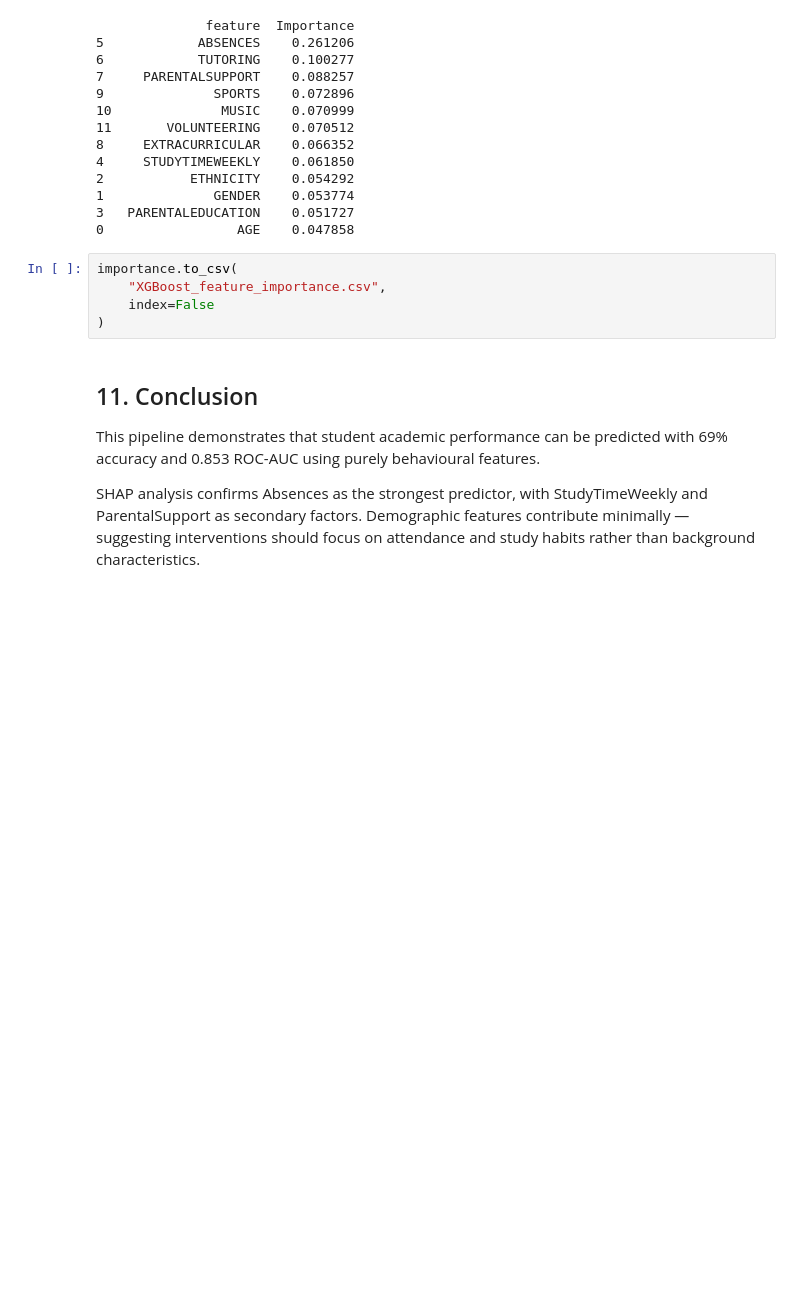
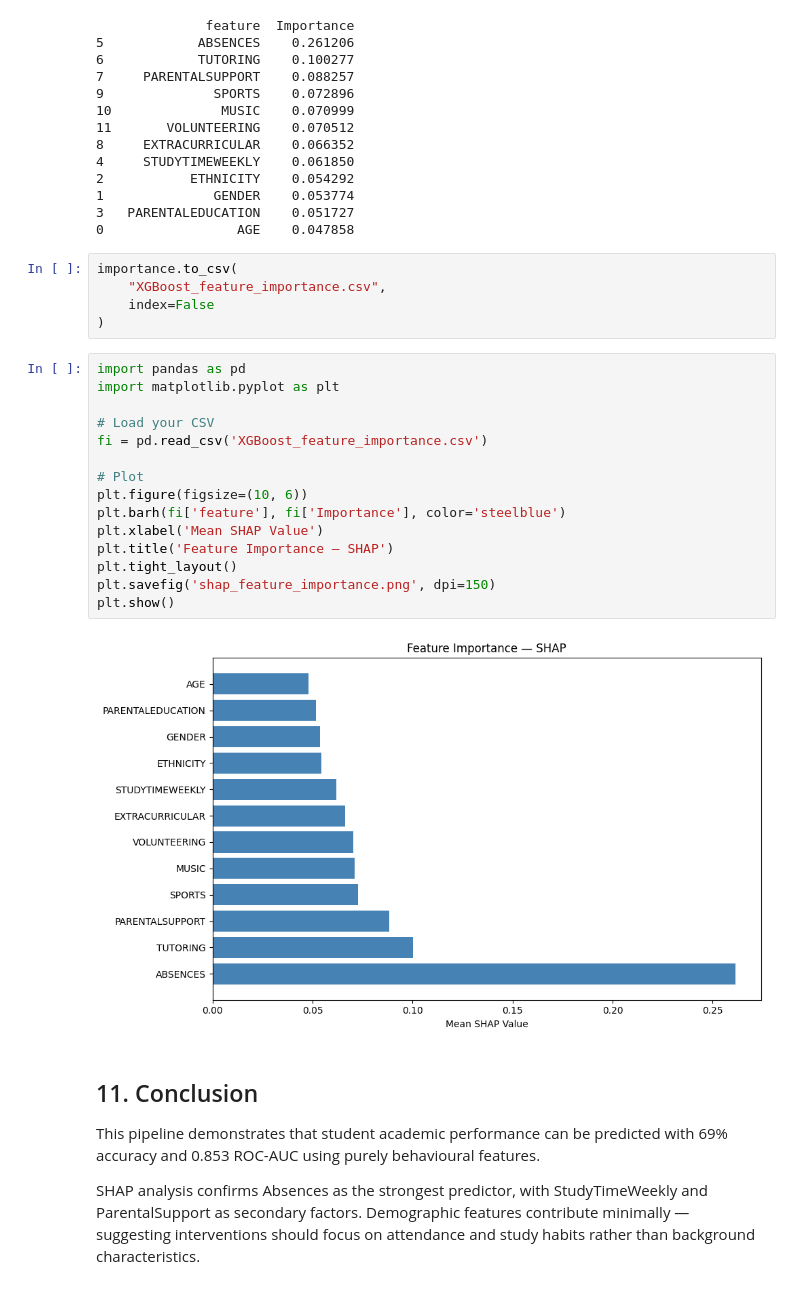
Before and after one commit to Arihant-Golchha/Student-Performance-Predictor, a Jupyter notebook: Student_prediction_model.ipynb, the cells around one changed output. Cells and saved outputs as stored; diff of their text form; blank space fills up the shorter version.

```diff
--- a/Student_prediction_model.ipynb
+++ b/Student_prediction_model.ipynb
@@ -513,6 +540,23 @@ importance.to_csv(
     "XGBoost_feature_importance.csv",
     index=False
 )
+# %%
+import pandas as pd
+import matplotlib.pyplot as plt
+
+# Load your CSV
+fi = pd.read_csv('XGBoost_feature_importance.csv')
+
+# Plot
+plt.figure(figsize=(10, 6))
+plt.barh(fi['feature'], fi['Importance'], color='steelblue')
+plt.xlabel('Mean SHAP Value')
+plt.title('Feature Importance — SHAP')
+plt.tight_layout()
+plt.savefig('shap_feature_importance.png', dpi=150)
+plt.show()
+# %% [output]
+[figure, added]
 # %% [markdown]
 ## 11. Conclusion
 This pipeline demonstrates that student academic performance can be predicted
```
Also changed, not shown: parts of 2 cells of this notebook, 4 other files.
